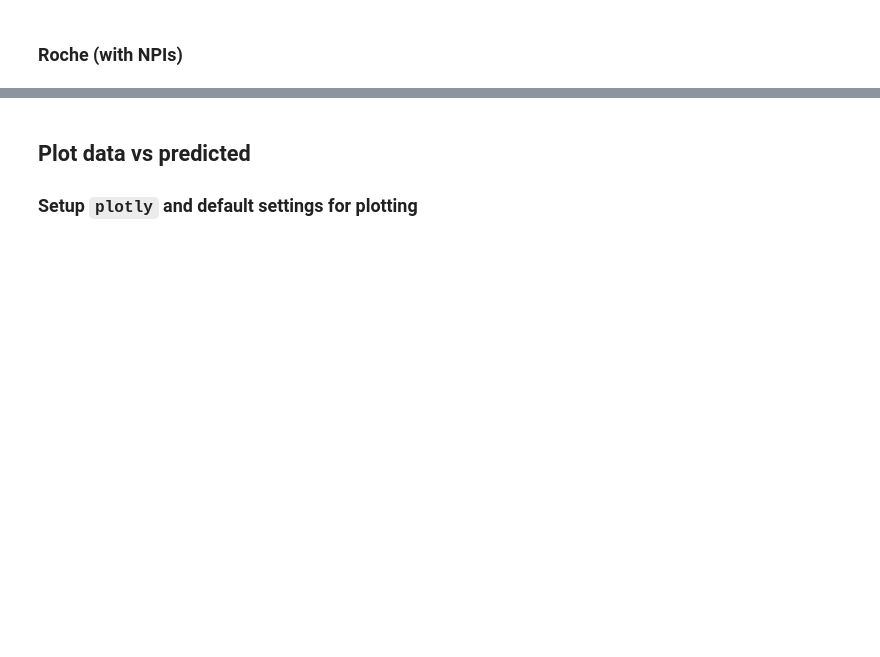
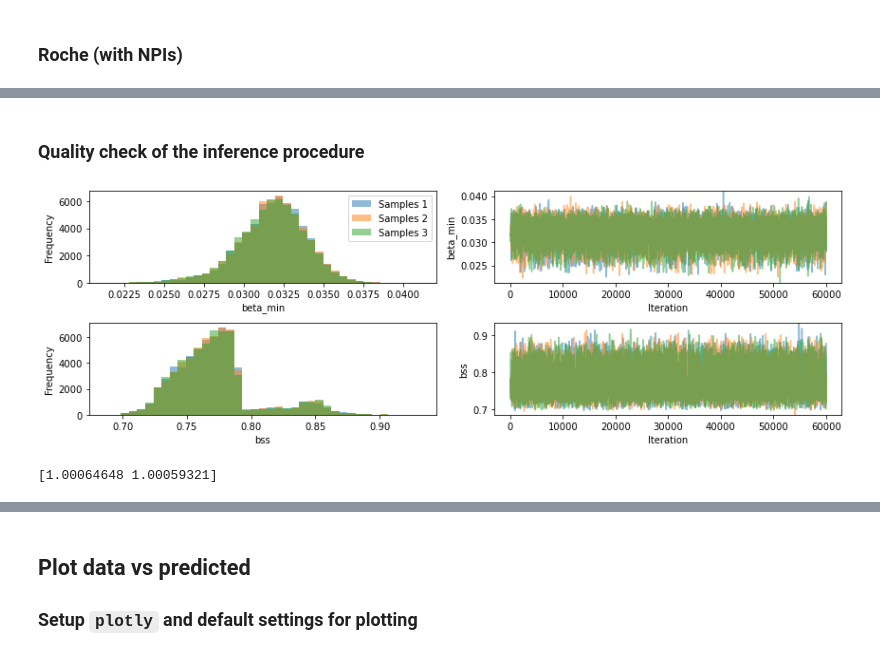
Before and after one commit to I-Bouros/multi-epi-model-cross-analysis, a Jupyter notebook: epimodels/examples/seir_comparison/phe_vs_roche_comparison_fs.ipynb, the cells around one changed output, grey strips where cells are left out. Cells and saved outputs as stored; diff of their text form; code cells hidden in the pictures; blank space fills up the shorter version.

```diff
--- a/epimodels/examples/seir_comparison/phe_vs_roche_comparison_fs.ipynb
+++ b/epimodels/examples/seir_comparison/phe_vs_roche_comparison_fs.ipynb
@@ -697,12 +696,12 @@ for r, _ in enumerate(regions):
 # %%
-# # Initialise inference for the model
-# roche_inference_var = em.inference.RocheSEIRInfer(roche_model_var)
+# Initialise inference for the model
+roche_inference_var = em.inference.RocheSEIRInfer(roche_model_var)
 
-# # Add model, death, tests and NPIs data to the inference structure
-# roche_inference_var.read_model_data(susceptibles, infectives)
-# roche_inference_var.read_deaths_data(deaths_data, deaths_times, time_to_death, fatality_ratio)
-# roche_inference_var.read_serology_data(tests, positives_data, serology_times, sens, spec)
-# roche_inference_var.read_npis_data(max_levels_npi, targeted_npi, general_npi_yes, reg_levels_npi_yes, time_changes_npi_yes, time_changes_flag_yes)
+# Add model, death, tests and NPIs data to the inference structure
+roche_inference_var.read_model_data(susceptibles, infectives)
+roche_inference_var.read_deaths_data(deaths_data, deaths_times)
+roche_inference_var.read_serology_data(tests, positives_data, serology_times, sens, spec)
+roche_inference_var.read_npis_data(max_levels_npi, targeted_npi, general_npi_yes, reg_levels_npi_yes, time_changes_npi_yes, time_changes_flag_yes)
 
-# # Run inference structure
-# roche_var_samples = roche_inference_var.inference_problem_setup(times, num_iter=60000)
+# Run inference structure
+roche_var_samples = roche_inference_var.inference_problem_setup(times, num_iter=60000, wd=1, wp=0)
@@ -708,0 +726,26 @@ for r, _ in enumerate(regions):
+# %% [markdown]
+### Quality check of the inference procedure
+# %%
+import pints.plot
+
+# Plot histograms of the parameters inferred for South West
+# param_names = ['Initial Pss']
+# for age in model.age_groups:
+#     param_names.append('kR_{}'.format(age))
+
+# for age in model.age_groups:
+#     param_names.append('Pa_{}'.format(age))
+param_names=['beta_min', 'bss']
+
+pints.plot.trace(roche_var_samples, parameter_names=param_names)
+plt.show()
+# %% [output]
+[figure, added]
+# %%
+# Eliminate burn-in iterations (1/2 of the chain lengths)
+roche_var_samples = roche_var_samples[:, 30000:, :]
+
+# Compute the R-hat estimates for the remaining samples
+print(pints.rhat(roche_var_samples))
+# %% [output]
+[1.00064648 1.00059321]
```
Also changed, not shown: parts of 21 cells of this notebook, 19 other files.
